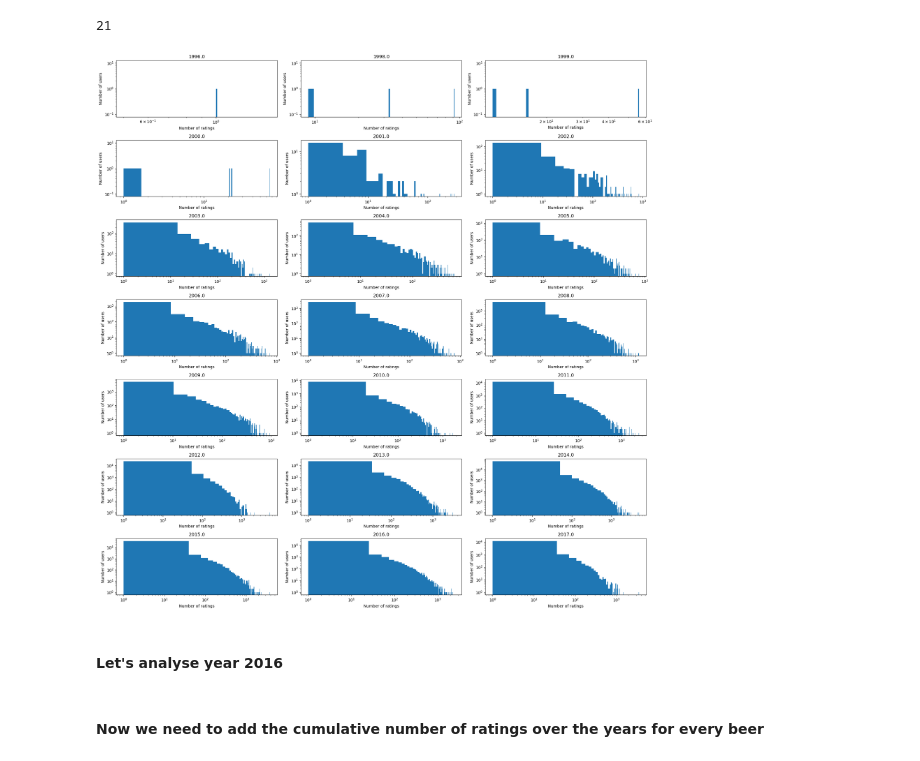
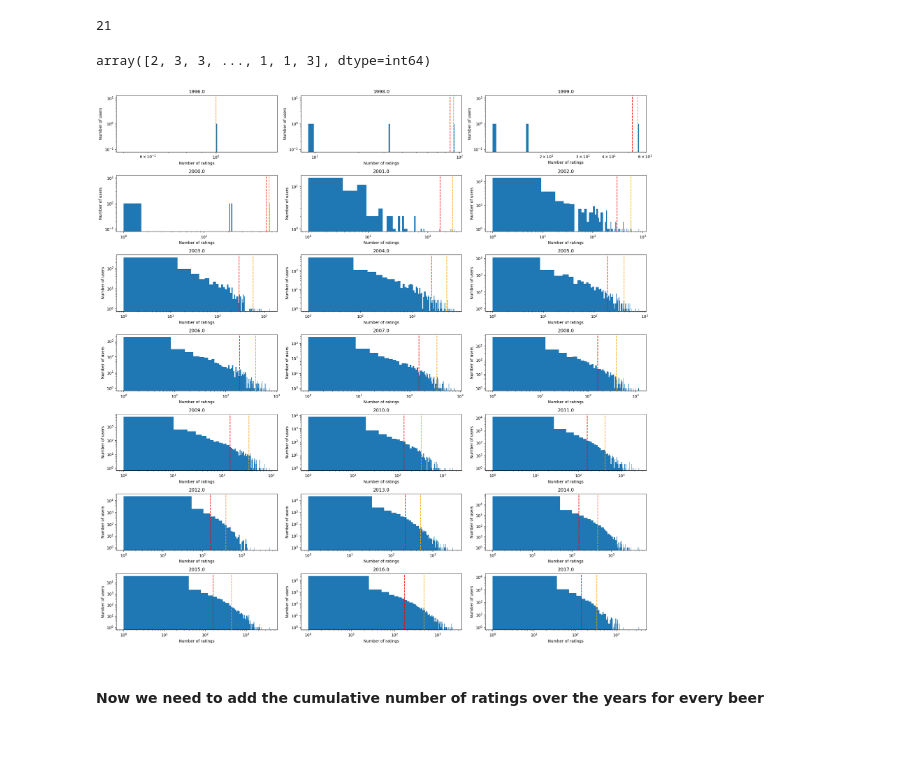
Before and after one commit to epfl-ada/ada-2023-project-remontada, a Jupyter notebook: code/main_alexi.ipynb, the cells around one changed output. Cells and saved outputs as stored; diff of their text form; code cells hidden in the pictures.

```diff
--- a/code/main_alexi.ipynb
+++ b/code/main_alexi.ipynb
@@ -84,6 +88,8 @@ Loading df_advocate_breweries...
 Loading df_advocate_ratings...
 Loading df_advocate_reviews...
 Loading df_advocate_users...
+# %%
+df_advocate_ratings = df_advocate_ratings.iloc[:-1] #Remove last line of ratings because it is a NaN
 # %% [markdown]
 ### First analysis
 # %%
@@ -342,19 +349,24 @@ We should start our analysis from year 2001 or 2002
 len(years)
 # %% [output]
 21
+# %%
+nbr_ratings_per_year_and_user[:,2015].values
+# %% [output]
+array([2, 3, 3, ..., 1, 1, 3], dtype=int64)
 # %%
 # Now we plot the distribution of the number of ratings per user every year
 fig,ax=plt.subplots(len(years)//3,3)
 fig.set_size_inches(20,20)
 for i,a_year in enumerate(years):
     ax[i//3,i%3].hist(nbr_ratings_per_year_and_user[:,a_year],bins=100,log=True)
+    ax[i//3,i%3].axvline(nbr_ratings_per_year_and_user[:,a_year].quantile(0.95),c="r",linestyle="--")
+    ax[i//3,i%3].axvline(nbr_ratings_per_year_and_user[:,a_year].quantile(0.99),c="orange",linestyle="--")
+
     ax[i//3,i%3].set_title(str(a_year))
     ax[i//3,i%3].set_xscale("log")
     ax[i//3,i%3].set_xlabel("Number of ratings")
     ax[i//3,i%3].set_ylabel("Number of users")
 fig.tight_layout()
 plt.show()
 # %% [output]
-[figure, old version]
+[figure, new version]
-# %% [markdown]
-#### Let's analyse year 2016
```
Also changed, not shown: parts of 31 cells of this notebook.
